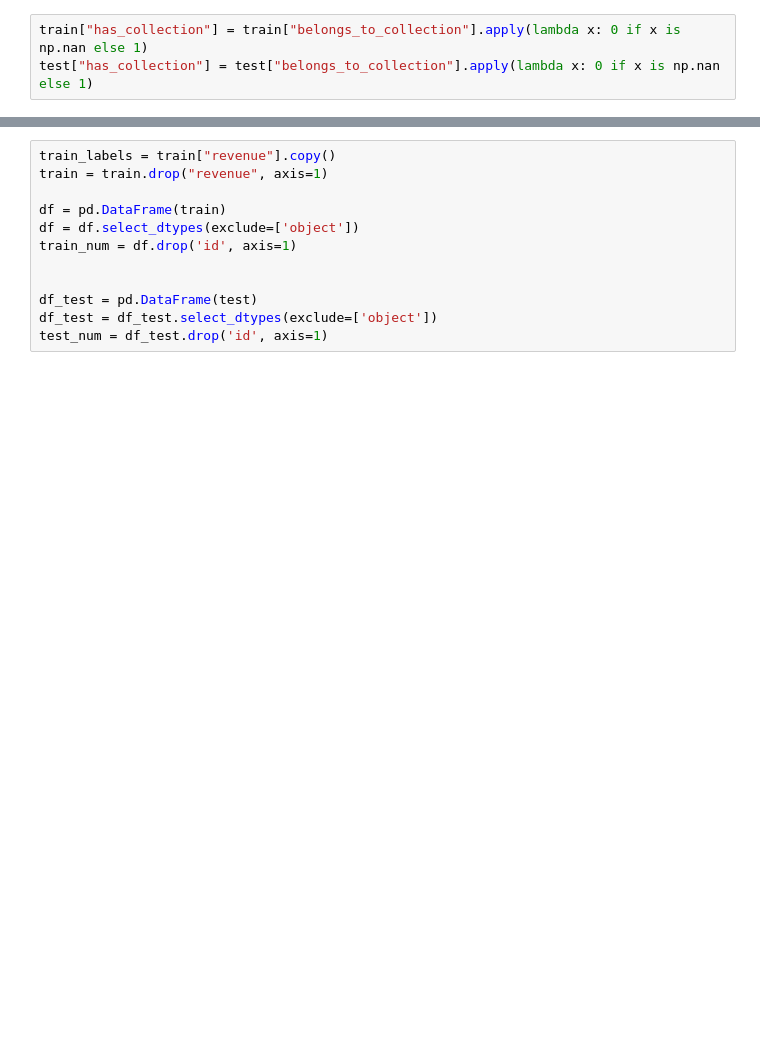
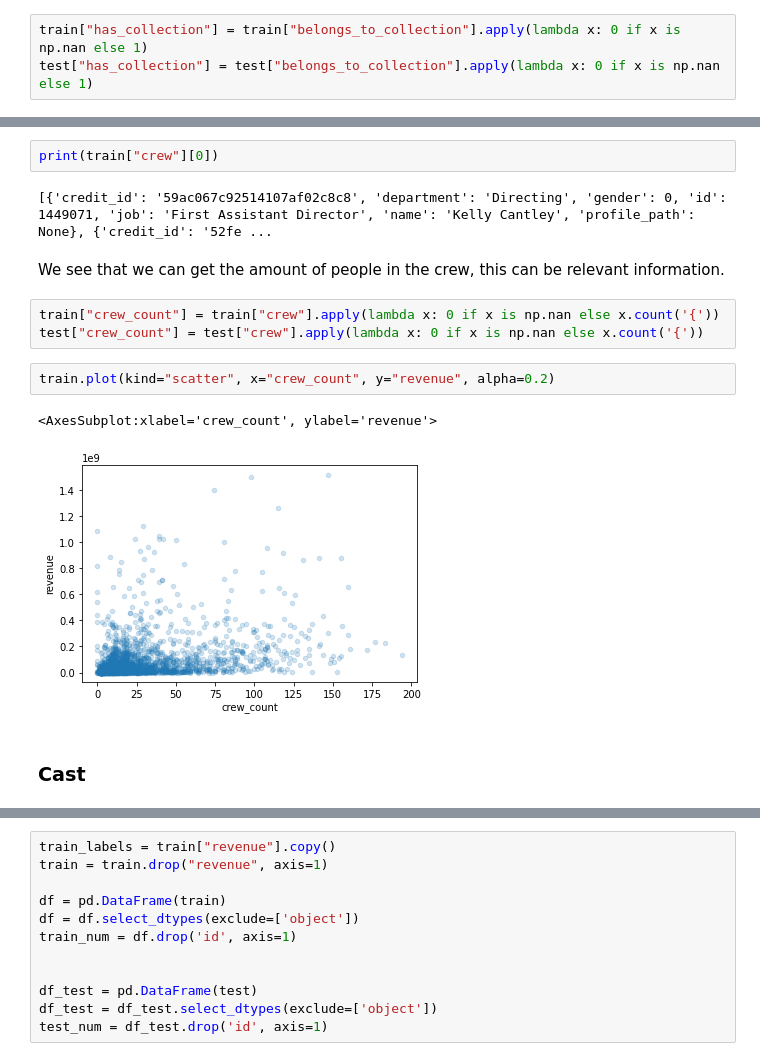
Before and after one commit to H584958/ML_2, a Jupyter notebook: TMDB_box_office.ipynb, the cells around one changed output, grey strips where cells are left out. Cells and saved outputs as stored; diff of their text form; blank space fills up the shorter version.

```diff
--- a/TMDB_box_office.ipynb
+++ b/TMDB_box_office.ipynb
@@ -228,0 +283,16 @@ We see here that each genre has an ID, so we can take this ID and use that inste
+# %%
+print(train["crew"][0])
+# %% [output]
+[{'credit_id': '59ac067c92514107af02c8c8', 'department': 'Directing', 'gender': 0, 'id': 1449071, 'job': 'First Assistant Director', 'name': 'Kelly Cantley', 'profile_path': None}, {'credit_id': '52fe ...
+# %% [markdown]
+We see that we can get the amount of people in the crew, this can be relevant information.
+# %%
+train["crew_count"] = train["crew"].apply(lambda x: 0 if x is np.nan else x.count('{'))
+test["crew_count"] = test["crew"].apply(lambda x: 0 if x is np.nan else x.count('{'))
+# %%
+train.plot(kind="scatter", x="crew_count", y="revenue", alpha=0.2)
+# %% [output]
+<AxesSubplot:xlabel='crew_count', ylabel='revenue'>
+[figure, added]
+# %% [markdown]
+### Cast
```
Also changed, not shown: parts of 90 cells of this notebook, 1 other file.
